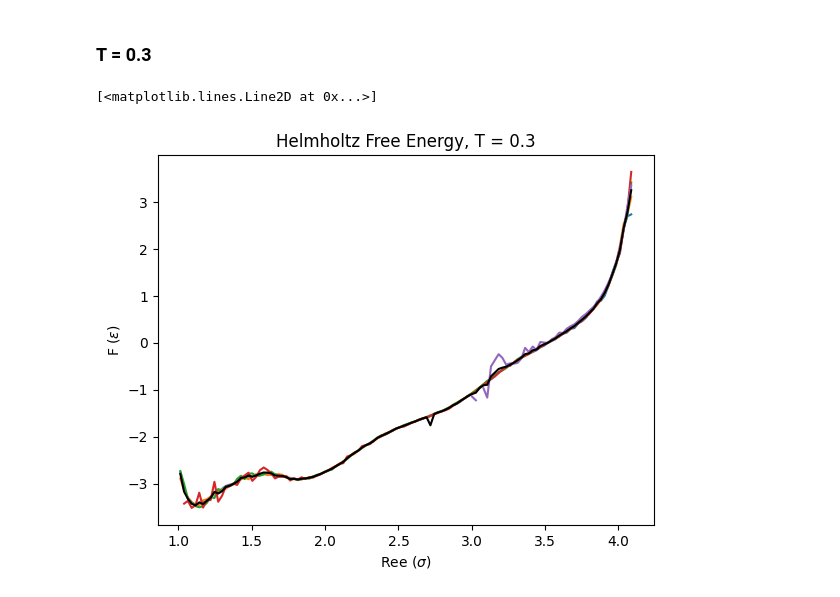
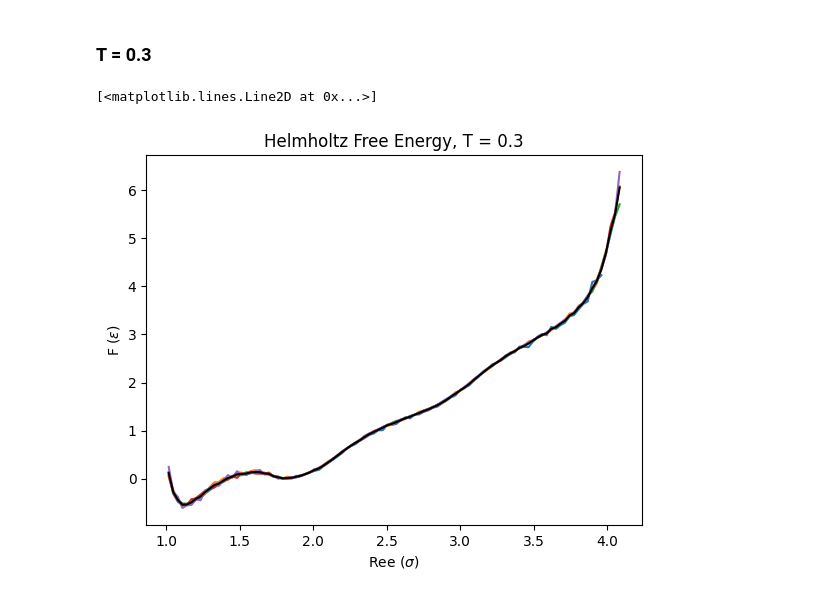
Before and after one commit to VagrantHyp/Code, a Jupyter notebook: Block5.ipynb, the cells around one changed output. Cells and saved outputs as stored; diff of their text form; code cells hidden in the pictures.

```diff
--- a/Block5.ipynb
+++ b/Block5.ipynb
@@ -340,16 +358,0 @@ fT = (CGT01.f[fi:ff])/0.1
-# %%
-#Compare force 1 and 2 to average Hydrophobic Ree
-aveRee = np.empty(0)
-
-for i in range(fi,ff):
-    f = CGT01.f[i]
-    D = segRee(CGT01.ParsedRee[i], 5, 'Hydrophobic').flatten()
-    aveRee = np.append(aveRee, D.mean())
-
-plt.plot(aveRee, fT,'o-')
-plt.xlabel('<Ree>')
-plt.ylabel('fb/kT')
-plt.title('Ree of hydrophobic section')
-plt.plot([1.5,4], [force1*b/0.1]*2, label = 'force 1')
-plt.plot([1.5,4], [force2*b/0.1]*2, label = 'force 2')
-plt.legend()
@@ -359,16 +358,0 @@ plt.legend()
-# %%
-#Compare average Hydrophilic Ree to the FJC model
-Ree_Hphilic = 4*FJC(fT)
-
-aveHphi = np.empty(0)
-for i in range(5,19):
-    f = CGT01.f[i]
-    D = segRee(CGT01.ParsedRee[i], 5, 'Hydrophilic').flatten()
-    aveHphi = np.append(aveHphi, D.mean())
-
-plt.plot(aveHphi, fT, 'o-', label = 'Experiment')
-plt.plot(Ree_Hphilic, fT, label = 'FJC')
-plt.xlabel('<Ree>')
-plt.ylabel('fb/kT')
-plt.title('Ree of hydrophilic section')
-plt.legend()
@@ -379,31 +360,31 @@ plt.legend()
 ### T = 0.3
 # %%
 #Define bin size and domain of order parameter
-bin = 90
+bin = 100
 domain = [1, 4.1]
 rang = np.linspace(domain[0], domain[1], bin + 1)
 xh = (rang[:-1]+rang[1:])/2
 # %%
 #Let's just use these simulations for now
 Hphobic = np.empty((0,bin))
 
 for i in range(5,10):
     f = CGT03.f[i]
     D = segRee(CGT03.ParsedRee[i], 5, 'Hydrophobic').flatten()
     prob = np.histogram(D,bins=rang)[0]
     F = -0.3*np.log(prob)+f*xh
-    mask = (xh > 3.5) & (xh < 4)
+    mask = (xh > 1.75) & (xh < 2.5)
     minimum = np.min(F[mask])
     plt.plot(xh, F-minimum)
     Hphobic = np.append(Hphobic, [F-minimum], axis = 0)
 
 plt.xlabel("Ree ($\sigma$)")
 plt.ylabel("F ($\epsilon$)")
 plt.title('Helmholtz Free Energy, T = 0.3')
 #Take the mean
 Hphobic = np.where(np.isinf(Hphobic), np.nan, Hphobic)
 Hphobic = np.nanmean(Hphobic, axis = 0)
 plt.plot(xh,Hphobic, color = 'black')
 # %% [output]
 [<matplotlib.lines.Line2D at 0x...>]
-[figure, old version]
+[figure, new version]
```
Also changed, not shown: parts of 21 cells of this notebook, 4 other files.
